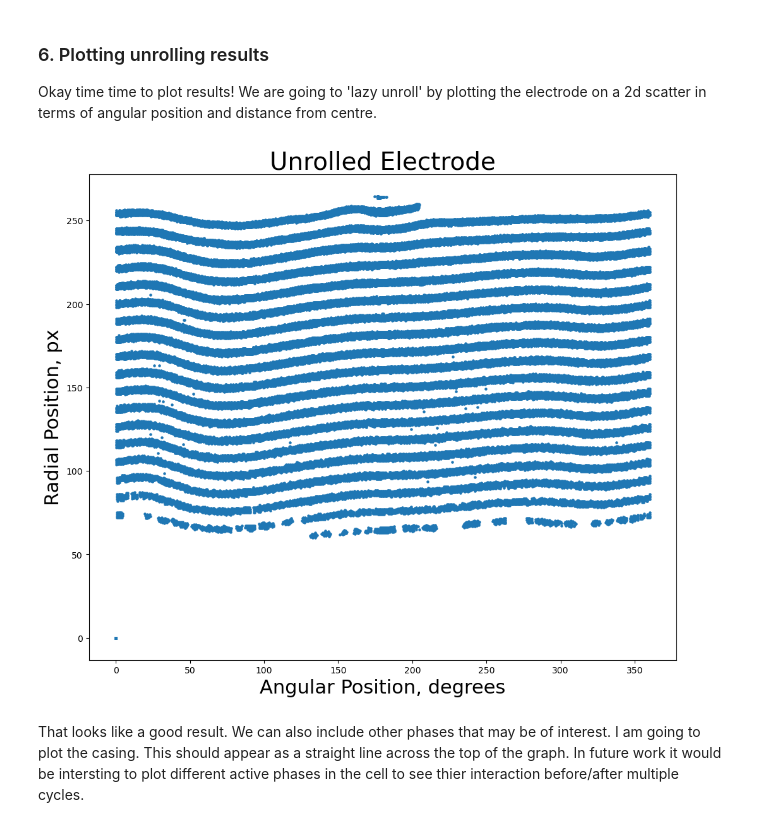
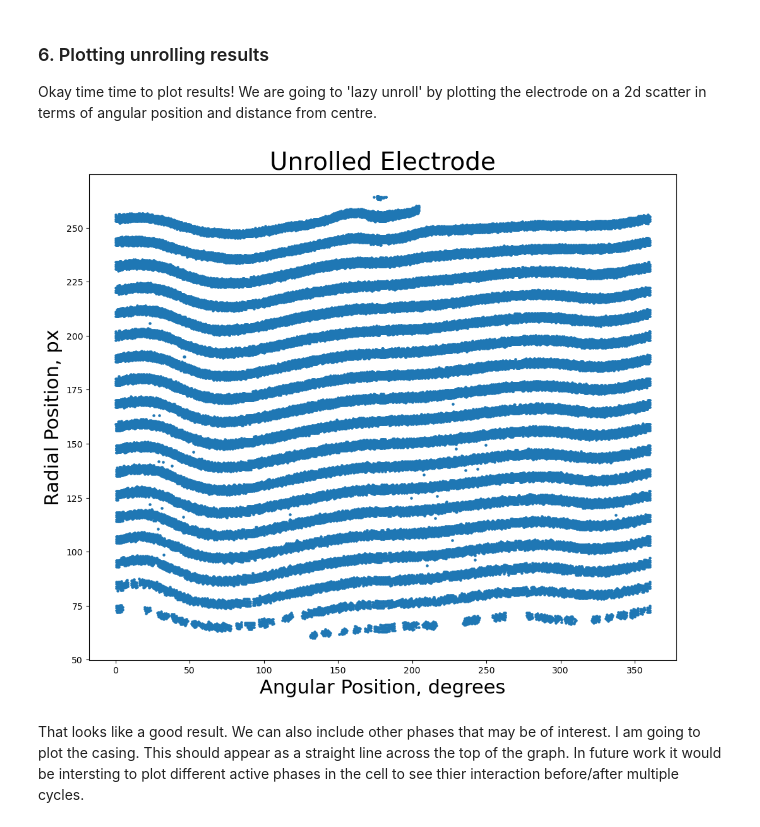
Before and after one commit to MaPhewJ/EIL_image_processing, a Jupyter notebook: mpj_lazy_unwrap.ipynb, the cells around one changed output. Cells and saved outputs as stored; diff of their text form; code cells hidden in the pictures.

```diff
--- a/mpj_lazy_unwrap.ipynb
+++ b/mpj_lazy_unwrap.ipynb
@@ -257,6 +257,7 @@ Now we mask out the radial/angular position images above with the segmentation o
 # %%
 # radial
 elec_radius_arr = dist_transform * elec_seg
+elec_radius_arr_masked = ma.masked_where(elec_radius_arr == 0, elec_radius_arr)
 plt.figure(figsize=(10, 10))
 plt.imshow(elec_radius_arr.astype(np.uint16), cmap='viridis')
 plt.colorbar()
@@ -269,6 +270,7 @@ So in the image above each electrode pixel from our segmentation is labelled wit
 # %%
 # anglular
 elec_angle_arr = angular_arr * elec_seg
+elec_angle_arr_masked = ma.masked_where(elec_angle_arr == 0, elec_angle_arr)
 plt.figure(figsize=(10, 10))
 plt.imshow(elec_angle_arr.astype(np.uint16), cmap='viridis')
 plt.colorbar()
@@ -282,27 +284,27 @@ So in the image above each electrode pixel is labelled with it angular postition
 We now reduce these radial/angular position of electrode images (above) to one dimensional arrays. By combing the two 1D arrays we can descirbe the position of the electrode phase in a coordinate system of radial distance and angle. The data is now unrolled!
 # %%
 #to 1D
-elec_radius_arr = elec_radius_arr.ravel()
-elec_angle_arr = elec_angle_arr.ravel()
+elec_radius_arr_masked = elec_radius_arr_masked[elec_radius_arr_masked.mask == False].ravel()
+elec_angle_arr_masked = elec_angle_arr_masked[elec_angle_arr_masked.mask == False].ravel()
 # %% [markdown]
 ### 6. Plotting unrolling results
 Okay time time to plot results! We are going to 'lazy unroll' by plotting the electrode on a 2d scatter in terms of angular position and distance from centre.
 # %%
 # now lets plot these like in the Matt Kok paper (fig.1)
 plt.figure(figsize=(12, 10))
-plt.scatter(elec_angle_arr, elec_radius_arr, s=5)
+plt.scatter(elec_angle_arr_masked, elec_radius_arr_masked, s=5)
 
 # Set the axis labels
 plt.xlabel('Angular Position, degrees', fontsize = 22)
 plt.ylabel('Radial Position, px', fontsize = 22)
 
 # Set the plot title
 plt.title('Unrolled Electrode', fontsize = 28)
 
 # Display the plot
 plt.show()
 # %% [output]
-[figure, old version]
+[figure, new version]
 # %% [markdown]
 That looks like a good result. We can also include other phases that may be of interest. I am going to plot the casing. This should appear as a straight line across the top of the graph. In future work it would be intersting to plot different active phases in the cell to see thier interaction before/after multiple cycles.
 # %%
```
Also changed, not shown: parts of 3 cells of this notebook.
